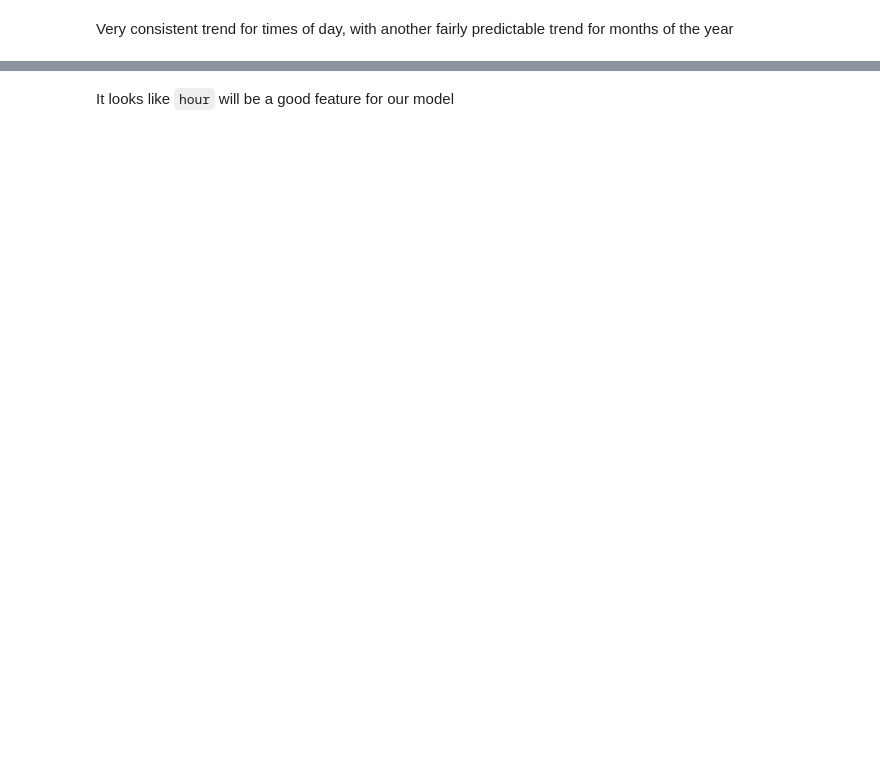
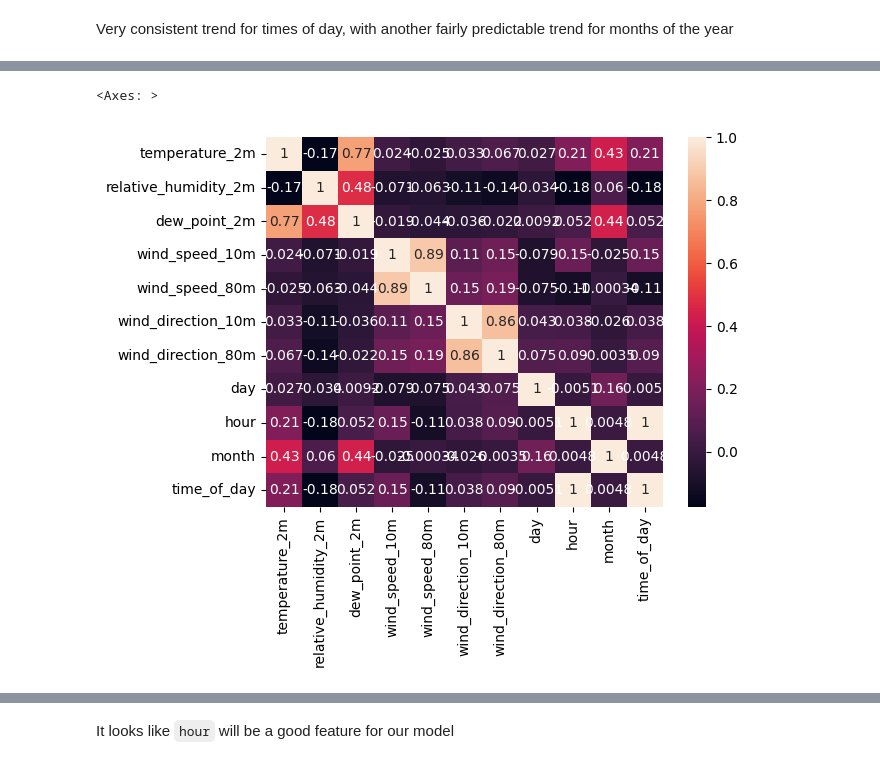
Before and after one commit to RyanAbbottData/liberty_project, a Jupyter notebook: liberty-project.ipynb, the cells around one changed output, grey strips where cells are left out. Saved outputs shown, nothing was run; the diff lists cells and outputs as text; code cells hidden in the pictures; blank space fills up the shorter version.

```diff
--- a/liberty-project.ipynb
+++ b/liberty-project.ipynb
@@ -193,0 +195,5 @@ Very consistent trend for times of day, with another fairly predictable trend fo
+# %%
+sns.heatmap(df.drop(columns=["time", "date"]).corr(), annot=True)
+# %% [output]
+<Axes: >
+[figure, added]
```
Also changed, not shown: parts of 28 cells of this notebook.
